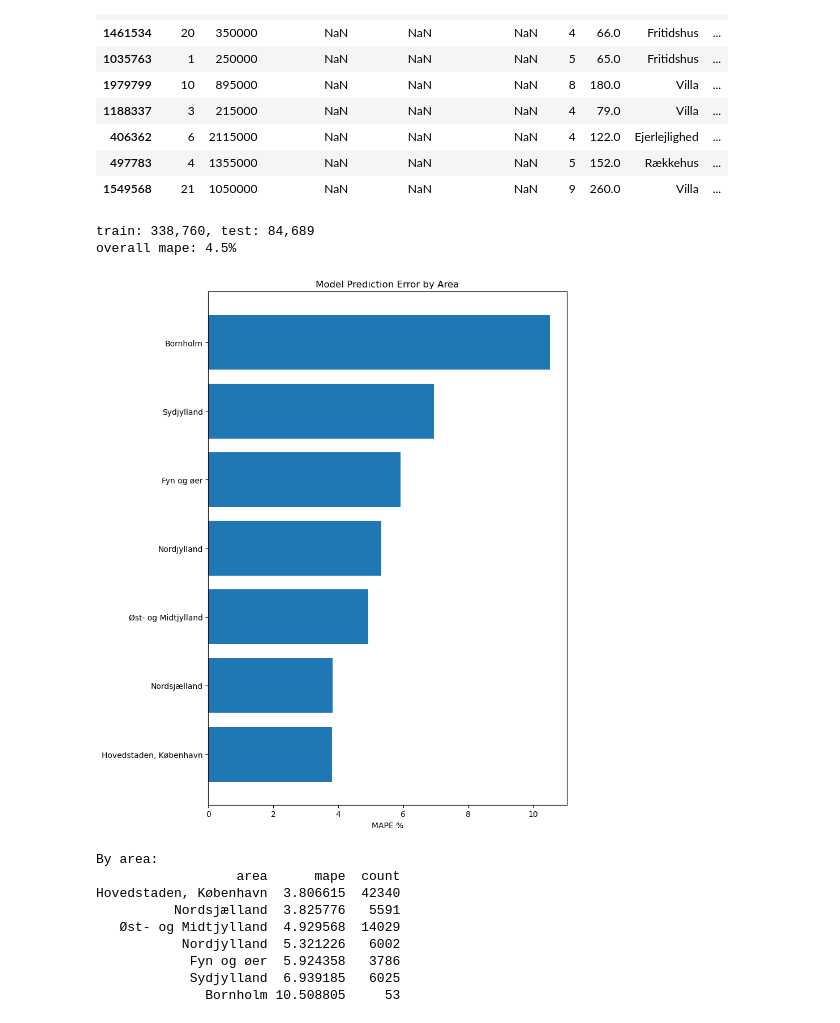
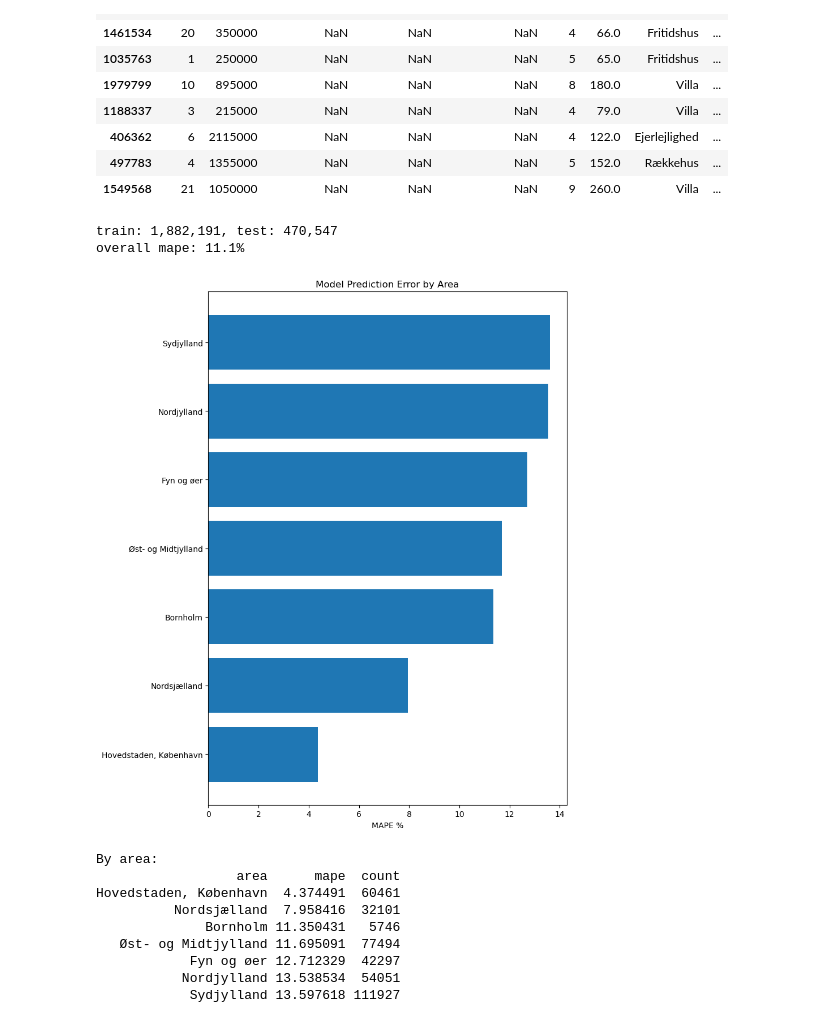
Before and after one commit to VictorJustesen/bachelor, a Jupyter notebook: automltrainer/test.ipynb, the cells around one changed output. Saved outputs shown, nothing was run; the diff lists cells and outputs as text; code cells hidden in the pictures.

```diff
--- a/automltrainer/test.ipynb
+++ b/automltrainer/test.ipynb
@@ -402,7 +402,7 @@ import numpy as np
 df = pd.read_csv('cleaned_data_harshertesttest.csv')
 df['dato'] = pd.to_datetime(df['dato'])
 df = df.sort_values('dato')
-df = df.drop(columns=['dato'])
+df = df.drop(columns=['dato', 'price_change', 'price_change_pct'])
 df = pd.get_dummies(df, columns=['btype'], dtype=int,prefix_sep='.')
 
 automl=SimpleAutoML()
@@ -417,7 +417,7 @@ results = automl.run_automl(
     hypertuning_fn=LineSearchTuner,
     loss_fn=mape(),
     n_splits=5,
-    test_split=0.10, #approximately 6 months into the future 35k houses.
+    test_split=0.20, #approximately 6 months into the future 35k houses.
     param_amount='custom'
 )
 # %% [output]
@@ -555,7 +555,7 @@ from matplotlib import pyplot as plt
 df = pd.read_csv('cleaned_data_harshertesttest.csv')
 df['dato'] = pd.to_datetime(df['dato'])
 df = df.sort_values('dato')
-df = df.drop(columns=['dato'])
+df = df.drop(columns=['dato', 'price_change', 'price_change_pct'])
 df_clean = pd.get_dummies(df, columns=['btype'], dtype=int,prefix_sep='.')
 
 def mape(actual, pred):
@@ -584,10 +584,9 @@ X_test_scaled = scaler.transform(X_test)
 
 # train with best params
 model = XGBRegressor(
-    n_estimators=600,
-    learning_rate=0.05,
-    max_depth=9,
-    random_state=42
+    n_estimators=100,
+    learning_rate=0.1,
+    max_depth=6,
 )
 
 model.fit(X_train_scaled, y_train)
@@ -703,7 +702,7 @@ df = pd.read_csv('cleaned_data_harshertesttest.csv')
 df['dato'] = pd.to_datetime(df['dato'])
 df = df.sort_values('dato')
 df = df[df['btype'] == 'Ejerlejlighed']
-df_clean = df.drop(columns=['dato', 'btype'])
+df = df.drop(columns=['dato', 'price_change', 'price_change_pct', 'btype'])
 
 def mape(actual, pred):
     return np.mean(np.abs((actual - pred) / actual)) * 100
@@ -745,45 +744,45 @@ print(f"overall mape: {mape(y_test, preds):.1f}%")
 area_cols = [col for col in test_data.columns if 'område_' in col]
 
 # quick plot
 results = []
 for col in area_cols:
     area_data = test_data[test_data[col] == 1]
     if len(area_data) > 5:
         area_name = col.replace('område_', '')
         area_actual = y_test[test_data[col] == 1]
         area_preds = preds[test_data[col] == 1]
         area_mape = mape(area_actual, area_preds)
         results.append([area_name, area_mape, len(area_data)])
 
 results_df = pd.DataFrame(results, columns=['area', 'mape', 'count'])
 results_df = results_df.sort_values('mape')
 
 plt.figure(figsize=(15, 10))
 
 # Plot by area
 plt.subplot(1, 2, 1)
 plt.barh(results_df['area'], results_df['mape'])
 plt.xlabel('MAPE %')
 plt.title('Model Prediction Error by Area')
 
 plt.tight_layout()
 plt.show()
 
 print(f"\nBy area:")
 print(results_df.to_string(index=False))
 # %% [output]
-train: 338,760, test: 84,689
-overall mape: 4.5%
+train: 1,882,191, test: 470,547
+overall mape: 11.1%
-[figure, old version]
+[figure, new version]
 By area:
                   area      mape  count
-Hovedstaden, København  3.806615  42340
-          Nordsjælland  3.825776   5591
-   Øst- og Midtjylland  4.929568  14029
-           Nordjylland  5.321226   6002
-            Fyn og øer  5.924358   3786
-            Sydjylland  6.939185   6025
-              Bornholm 10.508805     53
+Hovedstaden, København  4.374491  60461
+          Nordsjælland  7.958416  32101
+              Bornholm 11.350431   5746
+   Øst- og Midtjylland 11.695091  77494
+            Fyn og øer 12.712329  42297
+           Nordjylland 13.538534  54051
+            Sydjylland 13.597618 111927
 # %%
 df.sample(10)
 # %% [output]
```
Also changed, not shown: parts of 3 cells of this notebook, 4 other files.
